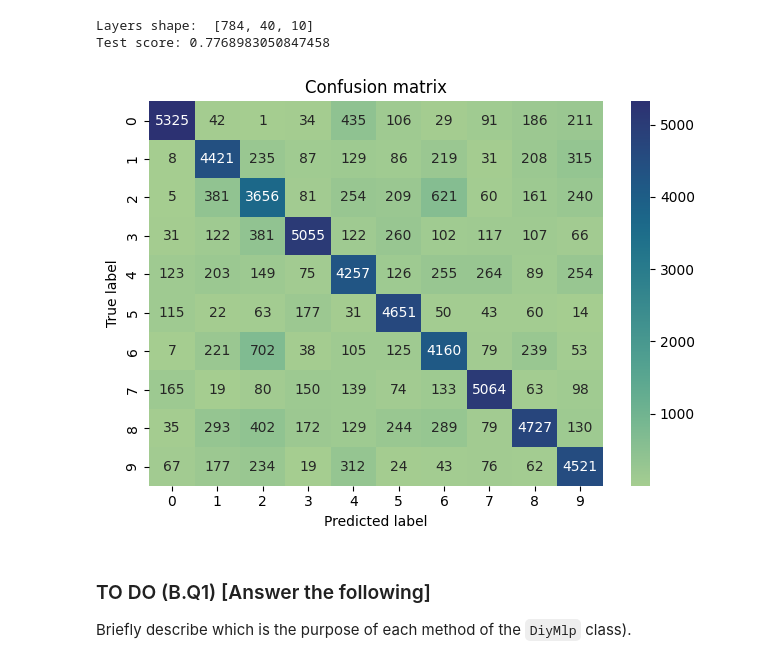
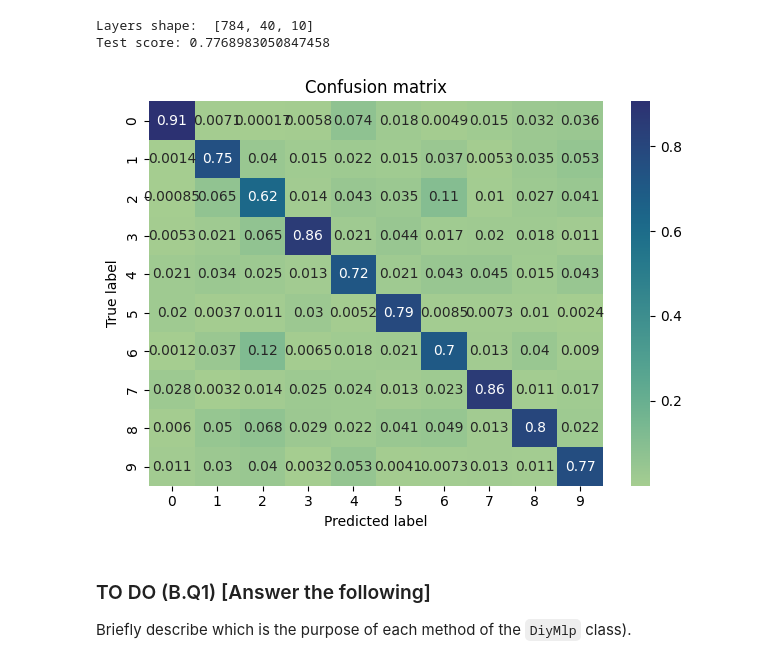
Before and after one commit to Giacomo-Menegatti/MachineLearning, a Jupyter notebook: Lab4/Menegatti_Giacomo_LAB04.ipynb, the cells around one changed output. Drawn from its saved outputs; the diff is of its cells as text; code cells hidden in the pictures.

```diff
--- a/Lab4/Menegatti_Giacomo_LAB04.ipynb
+++ b/Lab4/Menegatti_Giacomo_LAB04.ipynb
@@ -173,7 +173,7 @@ def plot_loss(losses: tp.Dict[float, np.ndarray]) -> None:
 # %%
 def plot_conf_matrix(conf_matrix: np.ndarray) -> None:
     # Plot the confusion matrix
-    sns.heatmap(conf_matrix, annot=True, fmt="d", cmap= 'crest')
+    sns.heatmap(conf_matrix, annot=True, cmap= 'crest')
     plt.title("Confusion matrix")
     plt.xlabel("Predicted label")
     plt.ylabel("True label")
@@ -228,7 +228,7 @@ permutation = np.random.permutation(x.shape[0]) #permutation creates a list with
 x = x[permutation]  #Randomly permutate the data
 y = y[permutation]  #And the corresponding labels
 
-m = 1000
+m = 1500
 
 x_train = x[:m]
 y_train = y[:m]
@@ -266,14 +266,14 @@ You can reduce the number of iterations if the running time is too long on your
 # %%
 # These are sample values but feel free to change them as you like,
 # try to experiment with different sizes!!
-parameters = {'hidden_layer_sizes': [(10,), (20,), (40,), (20,20,), (40,20,10)]}
+parameters = {'hidden_layer_sizes': [(20,), (40,), (40,40), (40,40,30), (50,), (50, 40)]}
 
 # Create a MLP classifier using scikit-learn
 mlp = MLPClassifier(max_iter= 200, alpha= 1e-4, solver= 'sgd', tol= 1e-4, learning_rate_init=0.1, random_state=ID)
 
 # Perform a grid search varying over the given parameters
 
-cv = GridSearchCV(mlp, parameters) #Perform cross validation over the parameters
+cv = GridSearchCV(mlp, parameters, cv=5) #Perform cross validation over the parameters
 cv.fit(x_train,y_train)
 
 # Print the best estimator parameters
@@ -313,7 +314,7 @@ Keep in mind that to use the `time()` function we need to import the `time` libr
 # %%
 # Define the list of hidden layer sizes to try out (feel free to change)
 # Define also the labels for the plot
-hl_sizes = [(10,), (20,), (40,), (20,20,), (30,30,20)]
+hl_sizes =  [(20,), (40,), (40,40), (40,40,30), (50,), (50, 40)]
 # hl_labels takes the number of outputs, equal to the number of labels
 hl_labels = [param_count(t, x_train, np.unique(y_train)) for t in hl_sizes]
 
@@ -322,7 +323,7 @@ train_acc_list, test_acc_list = [], []  # lists for saving accuracies (train and
 
 for hl_size in hl_sizes:
     print(f"Training MLP of size {hl_size} ...")
-    print(f'number of parameters: {param_count(hl_size, x_train, y_train)}')
+    print(f'number of parameters: {param_count(hl_size, x_train, np.unique(y_train))}')
 
     # Define the MLP object
     mlp = MLPClassifier(max_iter= 50, alpha= 1e-4, solver= 'sgd', tol= 1e-4, learning_rate_init=0.1, random_state=ID, hidden_layer_sizes= hl_size)
@@ -726,13 +730,13 @@ Layers shape:  [784, 40, 10]
 Test score: 0.7768983050847458
 # %%
 # Compute the confusion matrix
-cm = confusion_matrix(y_predicted, y_test, labels=range(10))  #Normalized over the true labels
+cm = confusion_matrix(y_predicted, y_test, labels=range(10), normalize= 'pred')  #Normalized over the true labels
 
 # Plot the confusion matrix
 # Suggestions: use the plot_conf_matrix function
 plot_conf_matrix(cm)
 # %% [output]
-[figure, old version]
+[figure, new version]
 # %% [markdown]
 ### TO DO (B.Q1) [Answer the following]
 
```
Also changed, not shown: parts of 8 cells of this notebook.
